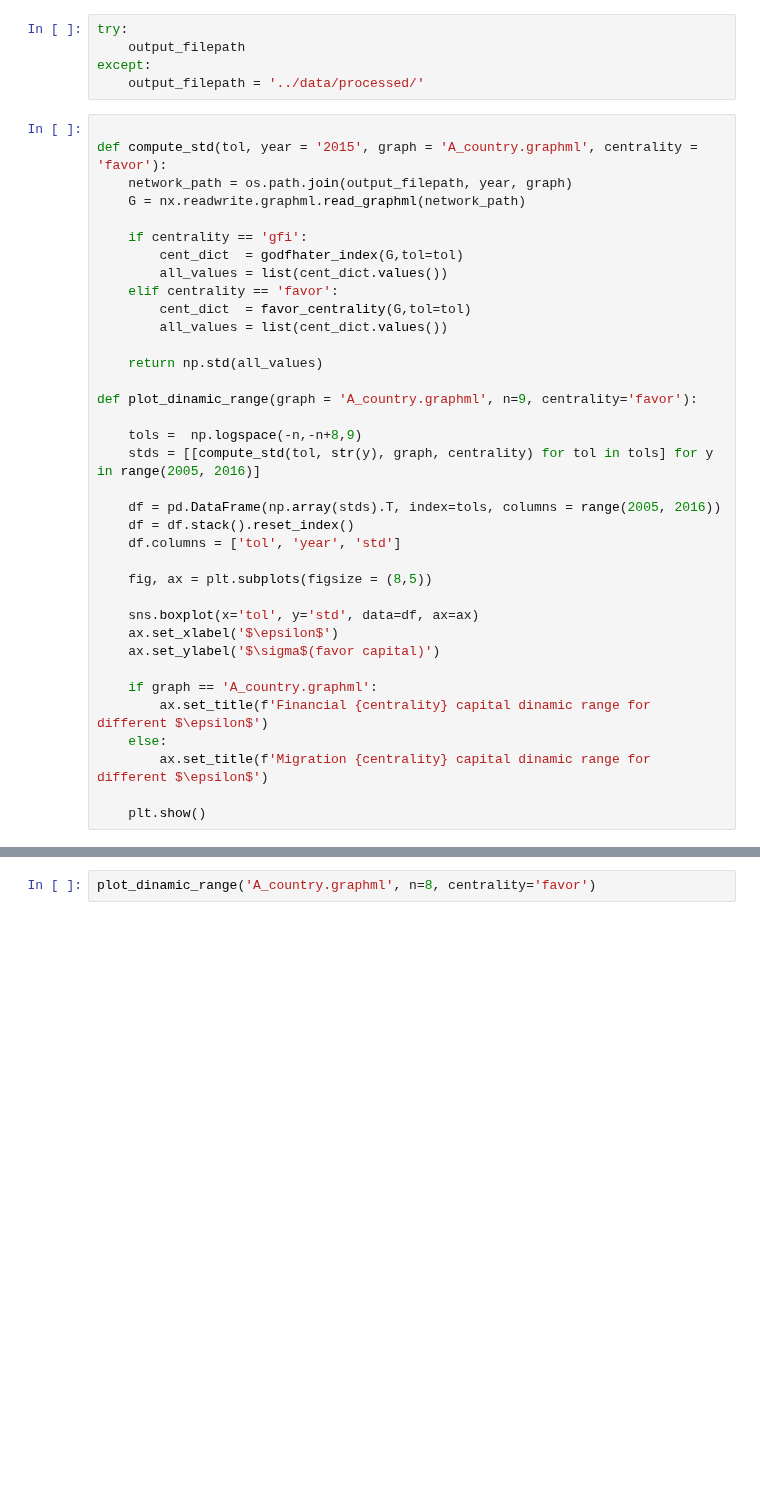
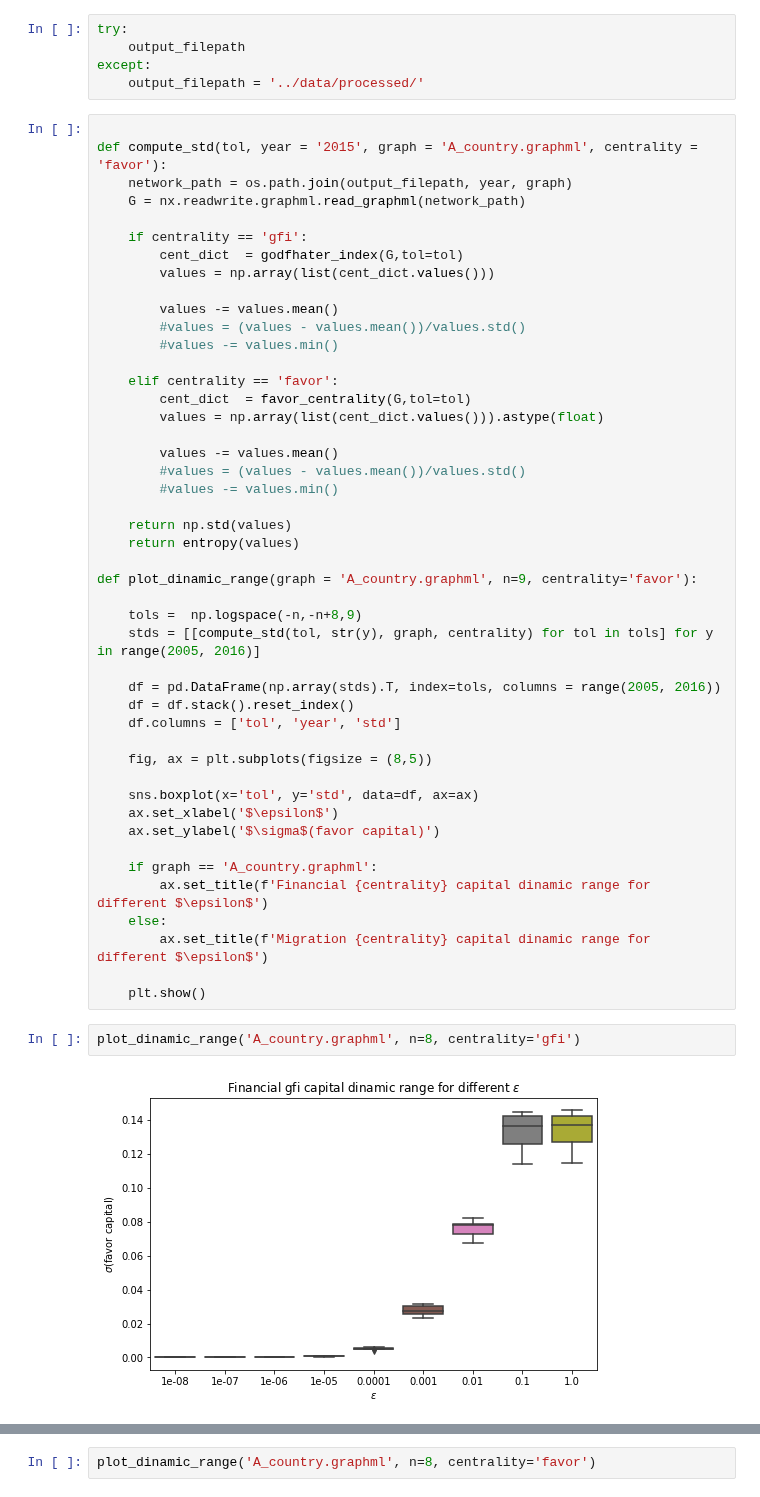
Before and after one commit to jaimeoliver1/social_capital_in_trade_networks, a Jupyter notebook: notebooks/08_dynamic_range_centralities.ipynb, the cells around one changed output, grey strips where cells are left out. Saved outputs shown, nothing was run; the diff lists cells and outputs as text; blank space fills up the shorter version.

```diff
--- a/notebooks/08_dynamic_range_centralities.ipynb
+++ b/notebooks/08_dynamic_range_centralities.ipynb
@@ -20,12 +21,22 @@ def compute_std(tol, year = '2015', graph = 'A_country.graphml', centrality = 'f
 
     if centrality == 'gfi':
         cent_dict  = godfhater_index(G,tol=tol)
-        all_values = list(cent_dict.values())
+        values = np.array(list(cent_dict.values()))
+
+        values -= values.mean()
+        #values = (values - values.mean())/values.std()
+        #values -= values.min()
+
     elif centrality == 'favor':
         cent_dict  = favor_centrality(G,tol=tol)
-        all_values = list(cent_dict.values())
+        values = np.array(list(cent_dict.values())).astype(float)
 
-    return np.std(all_values)
+        values -= values.mean()
+        #values = (values - values.mean())/values.std()
+        #values -= values.min()
+
+    return np.std(values)
+    return entropy(values)
 
 def plot_dinamic_range(graph = 'A_country.graphml', n=9, centrality='favor'):
 
@@ -48,3 +59,7 @@ def plot_dinamic_range(graph = 'A_country.graphml', n=9, centrality='favor'):
         ax.set_title(f'Migration {centrality} capital dinamic range for different $\epsilon$')
 
     plt.show()
+# %%
+plot_dinamic_range('A_country.graphml', n=8, centrality='gfi')
+# %% [output]
+[figure, added]
```
Also changed, not shown: parts of 2 cells of this notebook, 4 other files.
